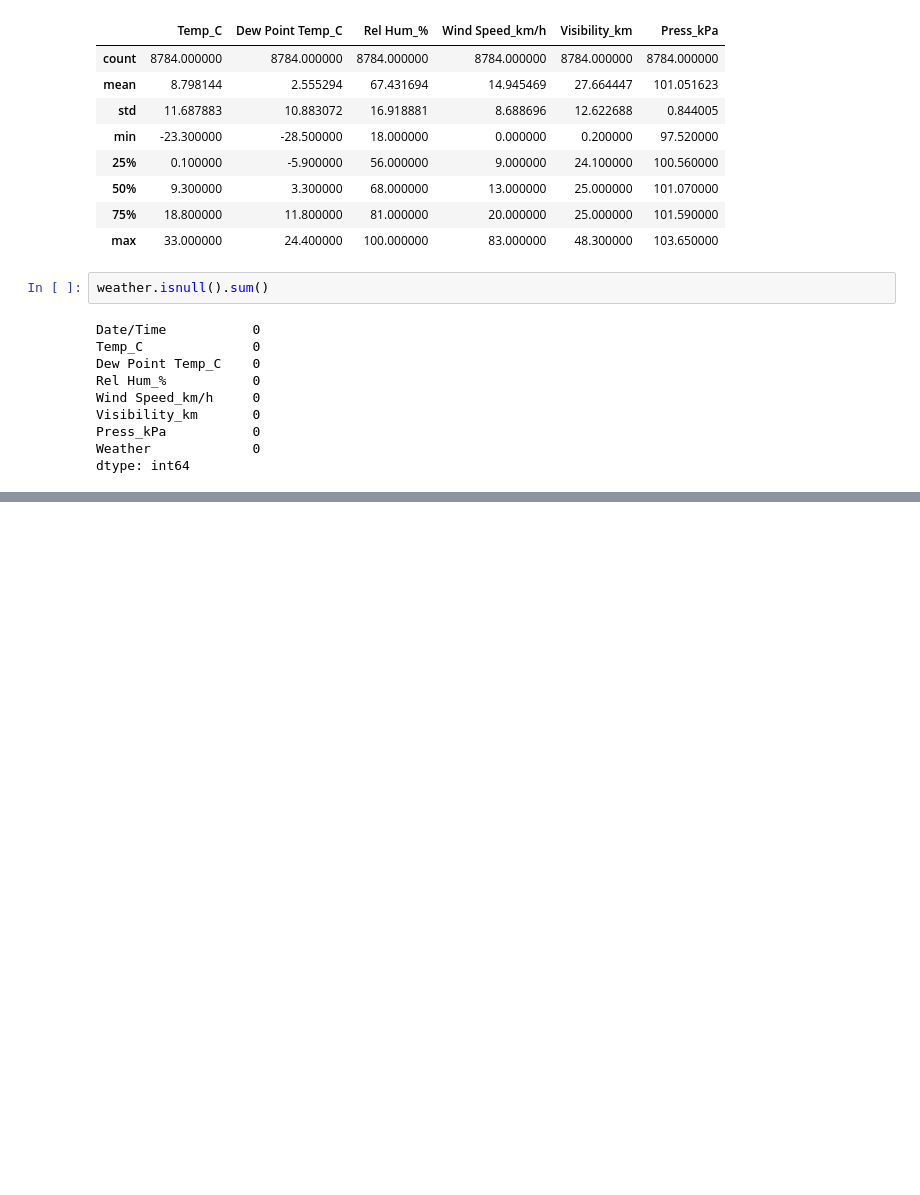
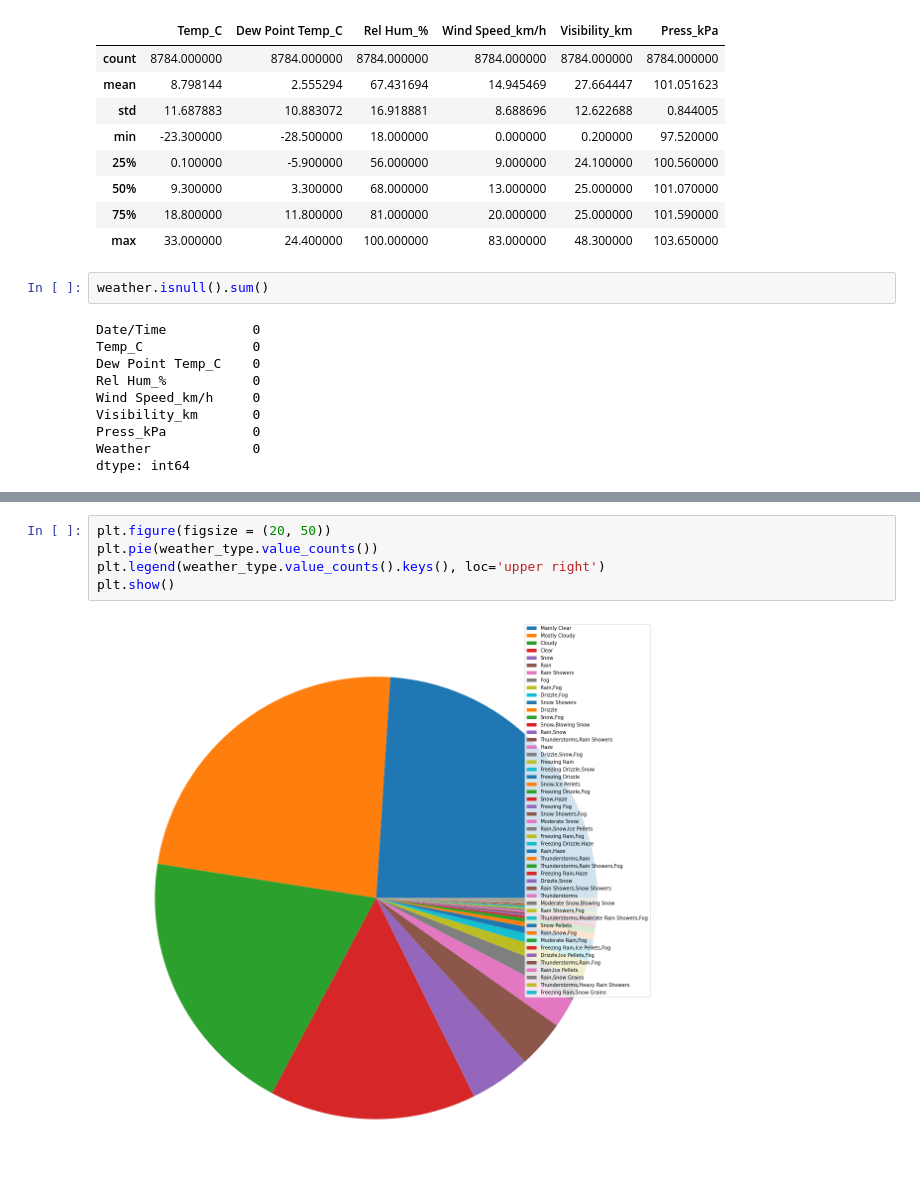
Before and after one commit to Jai-Verma-04/EDA-Weather, a Jupyter notebook: main.ipynb, the cells around one changed output, grey strips where cells are left out. Saved outputs shown, nothing was run; the diff lists cells and outputs as text; blank space fills up the shorter version.

```diff
--- a/main.ipynb
+++ b/main.ipynb
@@ -42,0 +298,7 @@ dtype: int64
+# %%
+plt.figure(figsize = (20, 50))
+plt.pie(weather_type.value_counts())
+plt.legend(weather_type.value_counts().keys(), loc='upper right')
+plt.show()
+# %% [output]
+[figure, added]
```
Also changed, not shown: parts of 30 cells of this notebook.
